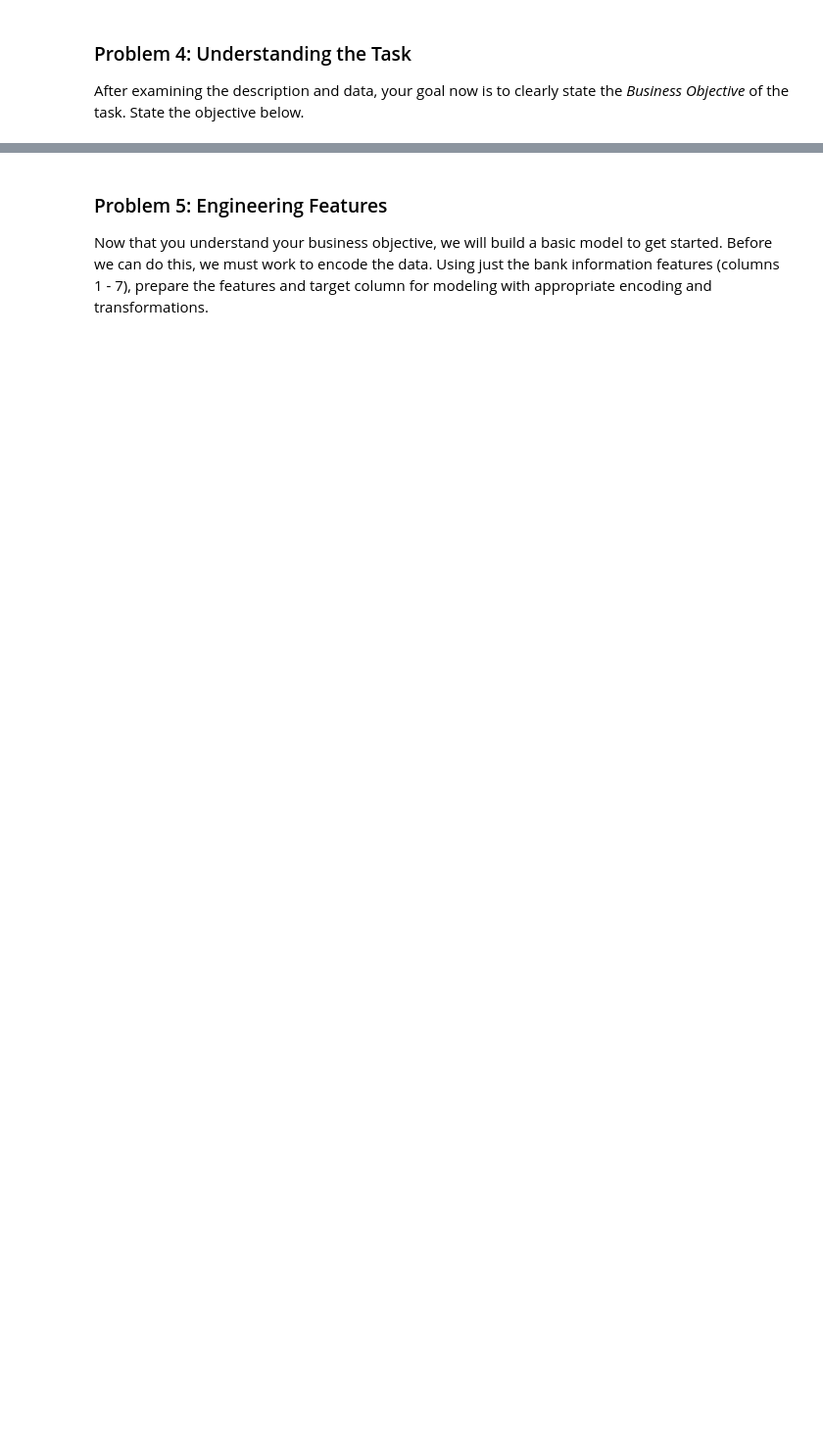
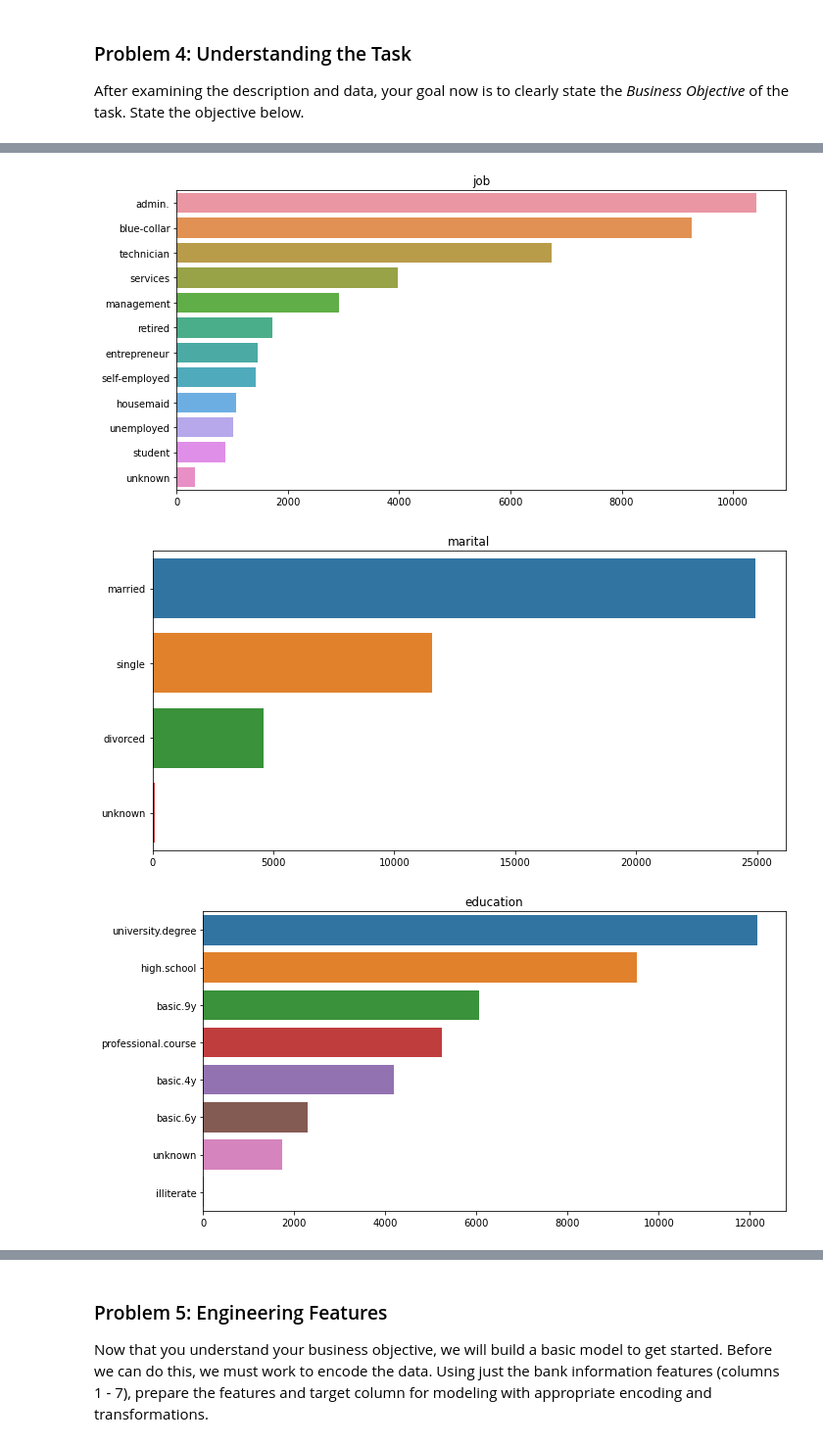
Before and after one commit to pranalee04/BH-PCMLAI-Module17-PracticalApplication-3, a Jupyter notebook: notebook/practical-assignment-3.ipynb, the cells around one changed output, grey strips where cells are left out. Shown at 98% size. Drawn from its saved outputs; the diff is of its cells as text; code cells hidden in the pictures; blank space fills up the shorter version.

```diff
--- a/notebook/practical-assignment-3.ipynb
+++ b/notebook/practical-assignment-3.ipynb
@@ -139,0 +293,7 @@ After examining the description and data, your goal now is to clearly state the
+# %%
+#Explore and verify data
+#Print unique values for each column¶
+category_features = df.select_dtypes(include=['object', 'bool']).columns.values
+
+for col in category_features:
+    print(col, "(", len(df[col].unique()) , "values):\n", np.sort(df[col].unique()))
@@ -139,0 +318,7 @@ After examining the description and data, your goal now is to clearly state the
+# %%
+#Explore and verify data
+for col in category_features:
+    print(f"\033[1m\033[94m{col} \n{20 * '-'}\033[0m")
+    print(df[col].value_counts(), "\n")
+
+print(df.nunique(axis=1))
@@ -139,0 +362,11 @@ After examining the description and data, your goal now is to clearly state the
+# %%
+# Visualize categorical features of the dataset
+for col in category_features:
+    plt.figure(figsize=(10,5))
+    sns.barplot(df[col].value_counts().values, df[col].value_counts().index, data=df)
+    plt.title(col)
+    plt.tight_layout()
+# %% [output]
+[figure, added]
+[figure, added]
+[figure, added]
```
Also changed, not shown: parts of 72 cells of this notebook, 24 other files.
